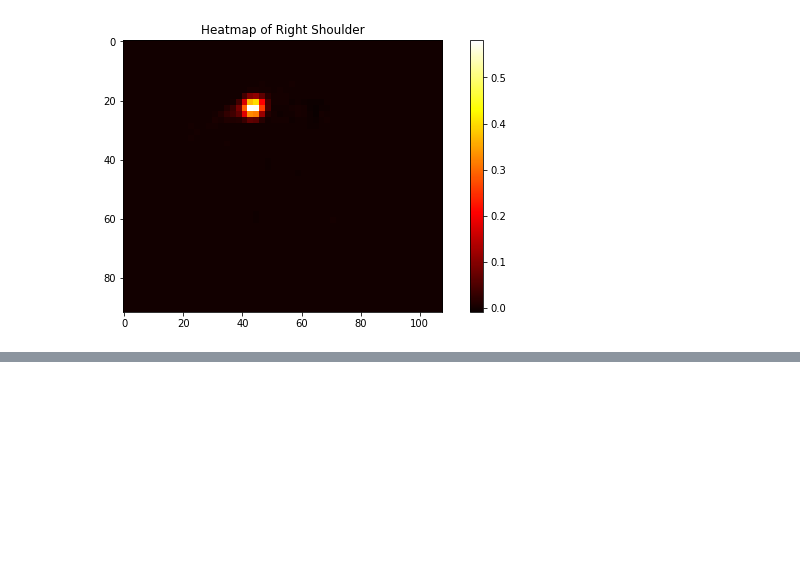
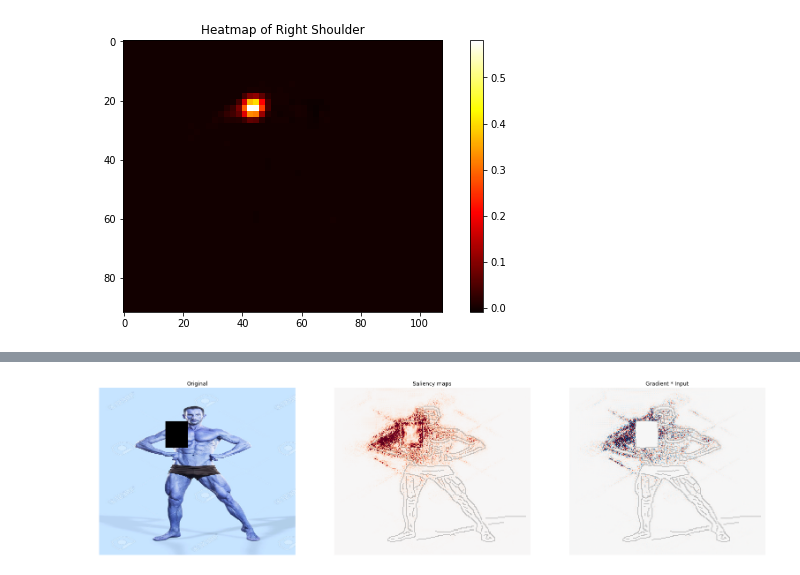
Before and after one commit to alexus37/MasterThesisCode, a Jupyter notebook: experiments/OpenPoseUnderstand.ipynb, the cells around one changed output, grey strips where cells are left out. Drawn from its saved outputs; the diff is of its cells as text; code cells hidden in the pictures; blank space fills up the shorter version.

```diff
--- a/experiments/OpenPoseUnderstand.ipynb
+++ b/experiments/OpenPoseUnderstand.ipynb
@@ -186,0 +202,22 @@ True
+# %%
+# Plot attributions
+from utils import plot, plt
+%matplotlib inline
+
+n_cols = int(len(attributions)) + 1
+n_rows = len(xs)
+fig_scale = 3
+fig, axes = plt.subplots(nrows=n_rows, ncols=n_cols, figsize=(3*n_cols*fig_scale, 3*n_rows*fig_scale))
+
+for i, xi in enumerate(xs):
+    xi = (xi - np.min(xi))
+    xi /= np.max(xi)
+    ax = axes.flatten()[i*n_cols]
+    ax.imshow(xi)
+    ax.set_title('Original')
+    ax.axis('off')
+    for j, a in enumerate(attributions):
+        axj = axes.flatten()[i*n_cols + j + 1]
+        plot(attributions[a][i], xi = xi, axis=axj, dilation=.5, percentile=99, alpha=.2).set_title(a)
+# %% [output]
+[figure, added]
```
Also changed, not shown: parts of 7 cells of this notebook, 3 other files.
